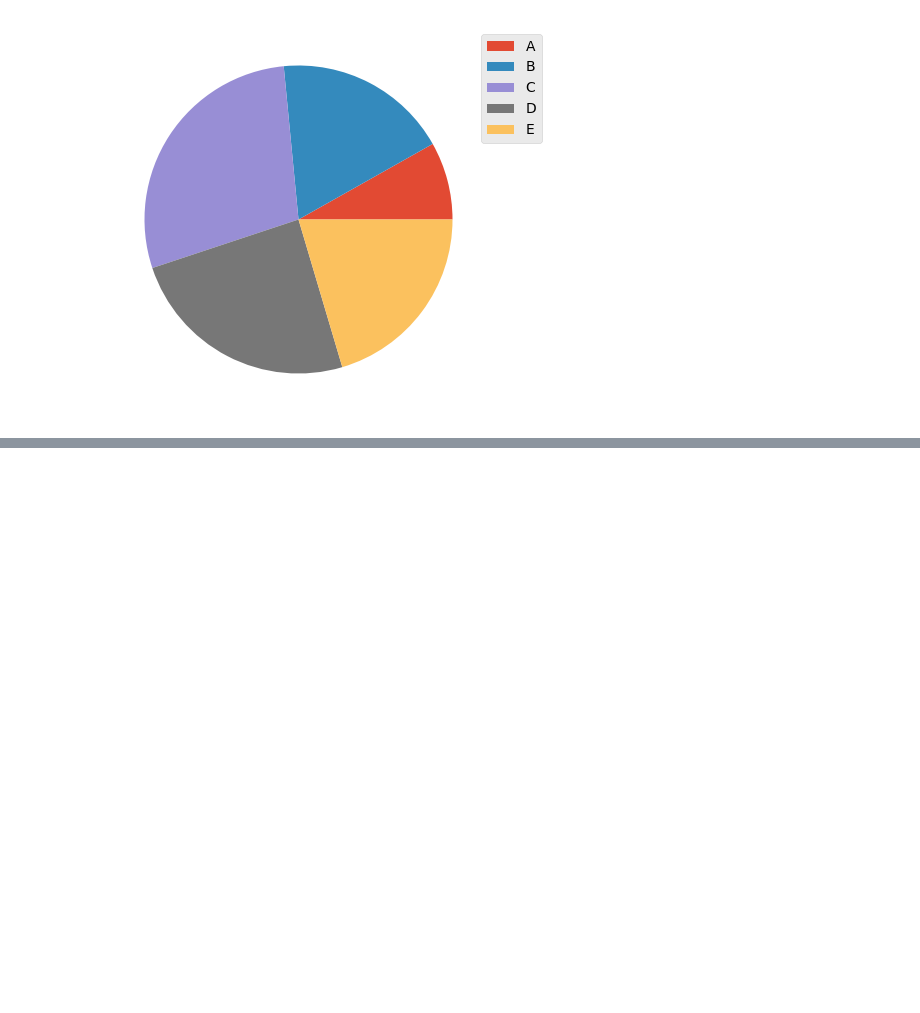
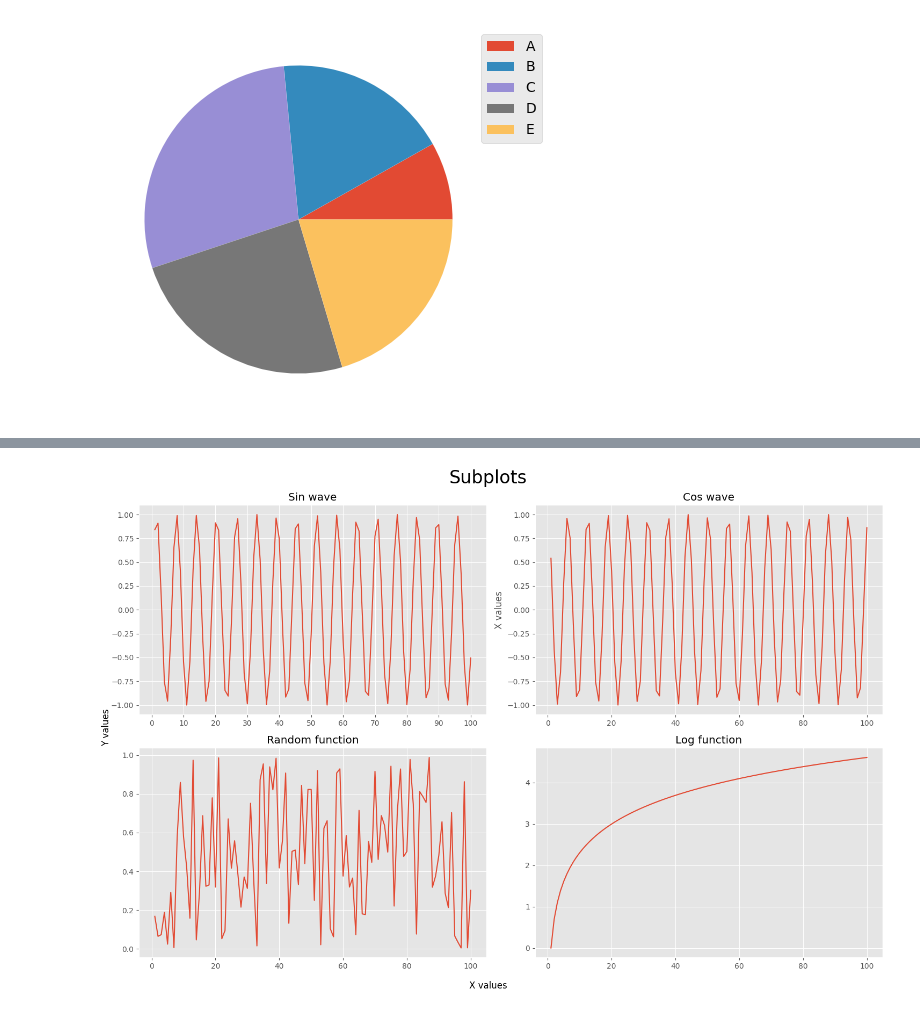
Before and after one commit to alchemistbg/matplotlib, a Jupyter notebook: matplotlib.ipynb, the cells around one changed output, grey strips where cells are left out. Saved outputs shown, nothing was run; the diff lists cells and outputs as text; code cells hidden in the pictures; blank space fills up the shorter version.

```diff
--- a/matplotlib.ipynb
+++ b/matplotlib.ipynb
@@ -202,0 +205,2 @@ plt.legend(labels = people, loc = 'upper right', bbox_to_anchor = (1.15, 1));
+# %%
+x = np.arange(1, 101, 1)
@@ -202,0 +218,28 @@ plt.legend(labels = people, loc = 'upper right', bbox_to_anchor = (1.15, 1));
+# %%
+# fig, axs = plt.subplots(2, 2)
+fig, axs = plt.subplots(2, 2, figsize = (15, 10))
+
+axs[0, 0].plot(x, np.sin(x))
+axs[0, 0].set_title('Sin wave')
+axs[0, 0].set_xticks(np.arange(0, 101, 10))
+
+axs[0, 1].plot(x, np.cos(x))
+axs[0, 1].set_title('Cos wave')
+axs[0, 1].set_ylabel('X values')
+
+axs[1, 0].plot(x, np.random.random(size = 100))
+axs[1, 0].set_title('Random function')
+
+axs[1, 1].plot(x, np.log(x))
+axs[1, 1].set_title('Log function')
+
+fig.suptitle('Subplots', fontsize = 24);
+fig.supxlabel('X values')
+fig.supylabel('Y values');
+
+plt.tight_layout()
+
+# plt.show()
+plt.savefig('subplots.png', dpi = 512)
+# %% [output]
+[figure, added]
```
Also changed, not shown: parts of 22 cells of this notebook.
